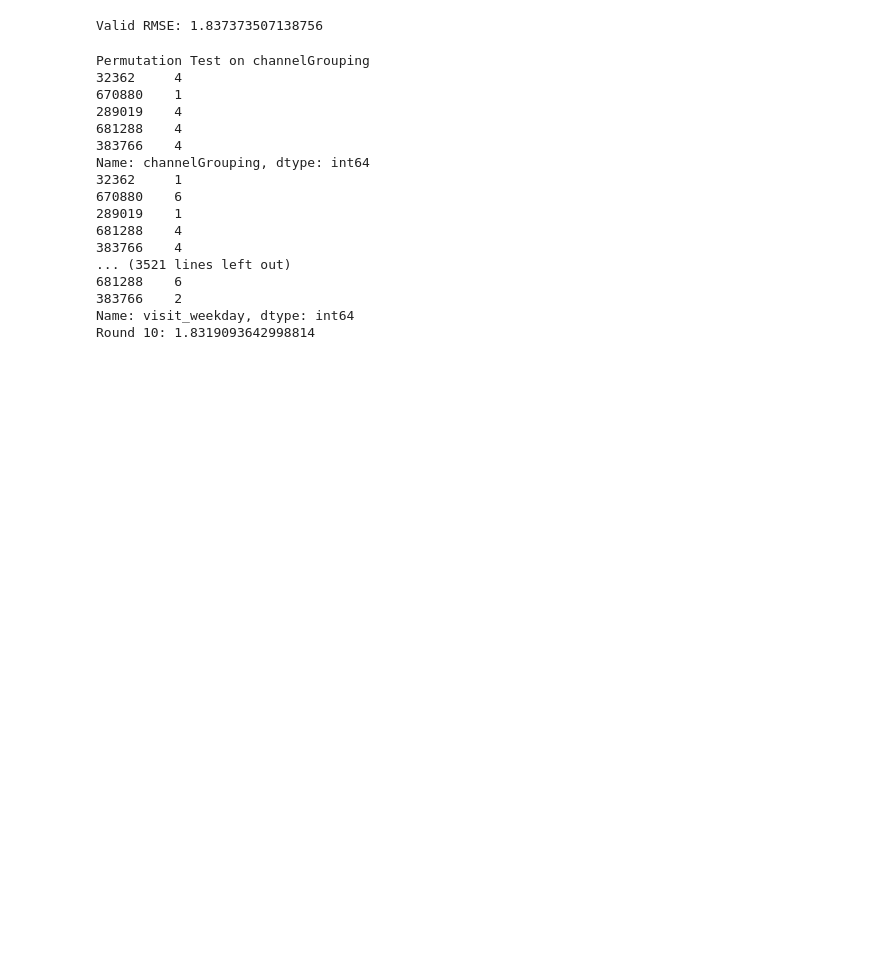
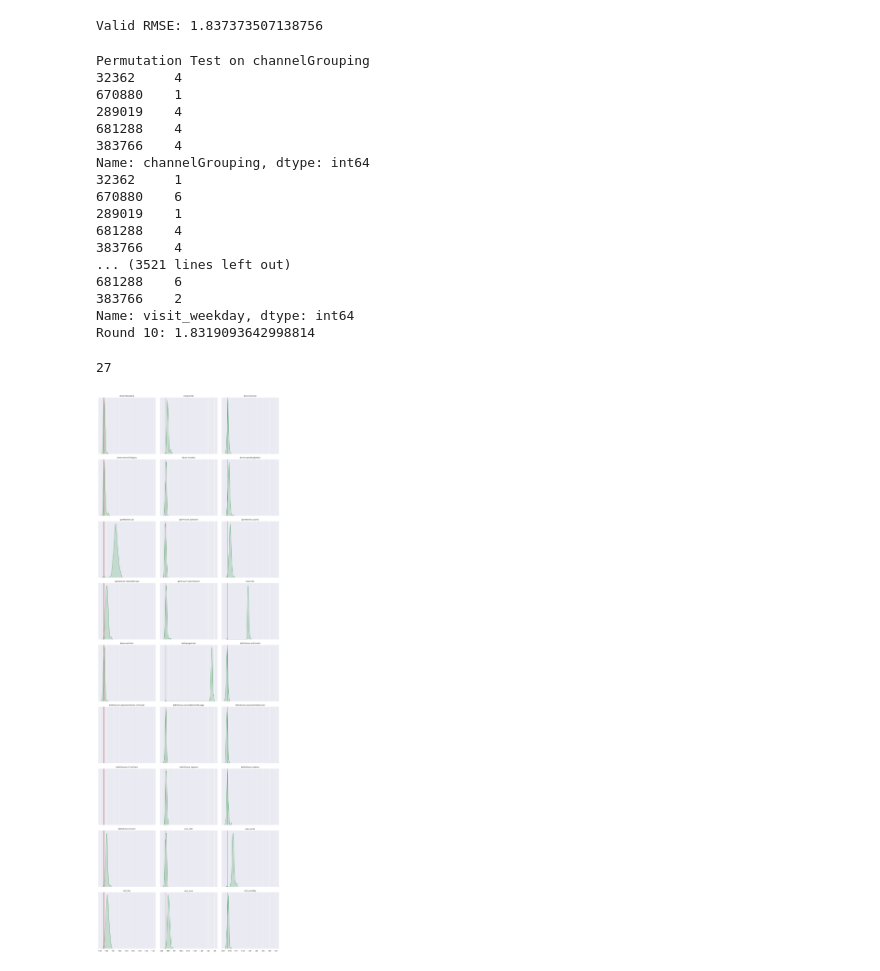
Before and after one commit to elicassion/Google-Analytics-Customer-Revenue-Prediction, a Jupyter notebook: Pipeline.ipynb, the cells around one changed output. Drawn from its saved outputs; the diff is of its cells as text; code cells hidden in the pictures; blank space fills up the shorter version.

```diff
--- a/Pipeline.ipynb
+++ b/Pipeline.ipynb
@@ -712,0 +758,23 @@ It seems that `totals.pageviews` and `totals.hits` have a strong correlation. A
+# %%
+def logistic(x, bias = 0, k=0.02):
+    return 1/(1+np.exp((bias-x)*k))
+
+hpr = (train_df['totals.hits']*1.0+1.5)/(train_df['totals.pageviews']+1)
+vpr = (train_df['visitNumber']*1.0+0.5)/(train_df['totals.pageviews']+1)
+vhr = (train_df['visitNumber']*1.0+0.5)/(train_df['totals.hits']+1)
+# print (hpr.max(), vpr.max(), vhr.max())
+p1 = (1/((1.3-hpr)**2+(0.5-vpr)**2+(0.5-vhr)**2+1)).values
+# p1 = 1
+p2 = logistic(train_df['visitNumber'], 5.0)
+p3 = logistic(train_df['totals.pageviews'], 3.0)
+p4 = logistic(train_df['totals.hits'], 3.0)
+alpha = 1
+beta = 10
+# print (p1.max(), p2.max(), p3.max(), p4.max())
+prob_score = pd.DataFrame({'fullVisitorId': train_df.fullVisitorId.values,
+                         'prob':(p1+10*(p2+p3+p4))/(alpha+3*beta)})
+prob_score = prob_score.groupby(['fullVisitorId']).mean().reset_index()
+prob_score.sort_values('prob', inplace=True, ascending=False)
+top_10_score = prob_score[:10]
+for i in range(len(top_10_score)):
+    print("ID:{}, Score:{}, Rank in Real Prob:{}".format(top_10_score.iloc[i]['fullVisitorId'], top_10_score.iloc[i]['prob'], buy_prob['fullVisitorId'].values.tolist().index(top_10_score.iloc[i]['fullVisitorId'])+1))
@@ -1066,3 +1183,27 @@ Name: channelGrouping, dtype: int64
 383766    2
 Name: visit_weekday, dtype: int64
 Round 10: 1.8319093642998814
+# %%
+LGBM_permu_dict = json.load(open('LGBM_permu_test.json', 'r'))
+#valid RMSE for LGBM 1.5961265431080773
+RMSE_LGBM = 1.5961265431080773
+LR_permu_dict = json.load(open('LR_permu_test.json', 'r'))
+#valid RMSE for LR 1.8319093642998814
+# %%
+print (len(LGBM_permu_dict.keys()))
+# %% [output]
+27
+# %%
+def draw_sub_graph_permutation_test(ax, d, k):
+    sns.distplot(d, hist=False, color="g", kde_kws={"shade": True}, ax=ax)
+    ax.set_title(k)
+    ax.axvline(x=RMSE_LGBM, linewidth=3, color='r')
+# %%
+lgbm_permu_f, lgbm_permu_axes = plt.subplots(9, 3, figsize=(16, 48), sharex=True)
+for i in range(len(LGBM_permu_dict.keys())):
+    k = list(LGBM_permu_dict.keys())[i]
+    draw_sub_graph_permutation_test(lgbm_permu_axes[i//3, i-(i//3)*3], LGBM_permu_dict[k]+[RMSE_LGBM], k)
+plt.setp(lgbm_permu_axes, yticks=[])
+plt.tight_layout()
+# %% [output]
+[figure, added]
```
Also changed, not shown: parts of 47 cells of this notebook.
